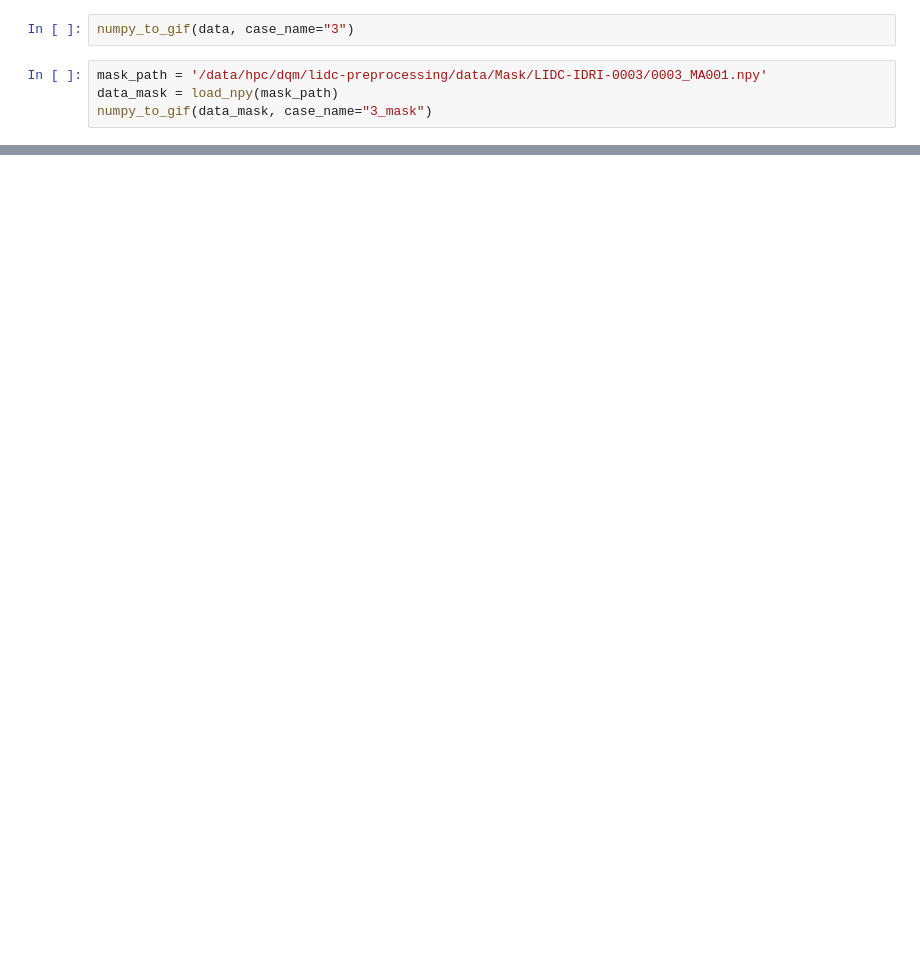
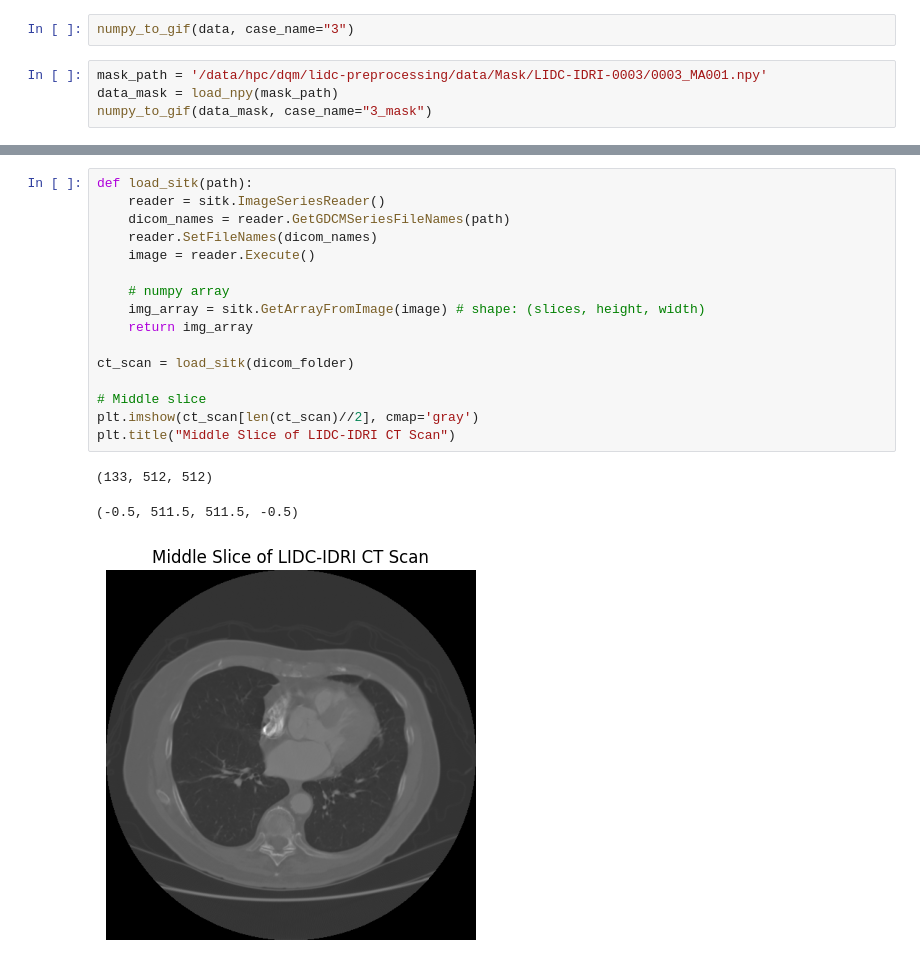
Before and after one commit to minhminh2k/3D-SegClass-Medical, a Jupyter notebook: notebooks/data.ipynb, the cells around one changed output, grey strips where cells are left out. Drawn from its saved outputs; the diff is of its cells as text; blank space fills up the shorter version.

```diff
--- a/notebooks/data.ipynb
+++ b/notebooks/data.ipynb
@@ -72,0 +141,20 @@ numpy_to_gif(data_mask, case_name="3_mask")
+# %%
+def load_sitk(path):
+    reader = sitk.ImageSeriesReader()
+    dicom_names = reader.GetGDCMSeriesFileNames(path)
+    reader.SetFileNames(dicom_names)
+    image = reader.Execute()
+
+    # numpy array
+    img_array = sitk.GetArrayFromImage(image) # shape: (slices, height, width)
+    return img_array
+
+ct_scan = load_sitk(dicom_folder)
+
+# Middle slice
+plt.imshow(ct_scan[len(ct_scan)//2], cmap='gray')
+plt.title("Middle Slice of LIDC-IDRI CT Scan")
+# %% [output]
+(133, 512, 512)
+(-0.5, 511.5, 511.5, -0.5)
+[figure, added]
```
Also changed, not shown: parts of 20 cells of this notebook, 14 other files.
